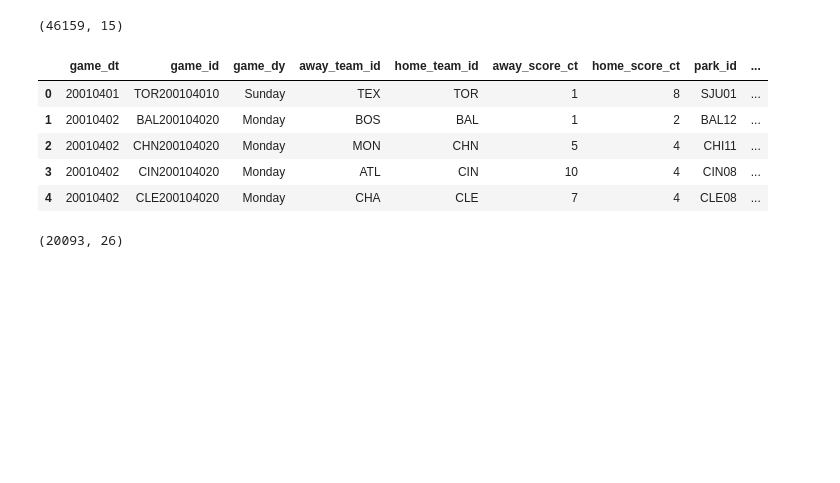
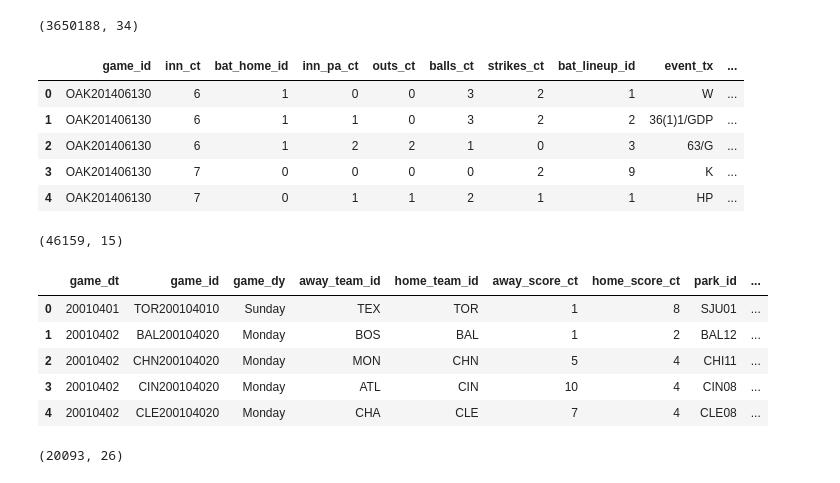
Before and after one commit to nukano0522/mlb_analysis, a Jupyter notebook: 成績推移v2.ipynb, the cells around one changed output. Drawn from its saved outputs; the diff is of its cells as text; code cells hidden in the pictures; blank space fills up the shorter version.

```diff
--- a/成績推移v2.ipynb
+++ b/成績推移v2.ipynb
@@ -12,8 +12,16 @@ pd.set_option('display.max_columns', 100)
 # %%
 #打席情報
 # df = pd.read_csv('C:/Users/nukan/Desktop/work/25_Python/MLB_analysis/data/play_by_play_2001-2019.csv', sep='\t')
-df = pd.read_csv('../data/play_by_play_2001-2019.csv', sep='\t')
+df = pd.read_csv('data/play_by_play_2001-2019.csv', sep='\t')
 print(df.shape)
 df.head()
+# %% [output]
+(3650188, 34)
+|  | game_id | inn_ct | bat_home_id | inn_pa_ct | outs_ct | balls_ct | strikes_ct | bat_lineup_id | event_tx | ... |
+| 0 | OAK201406130 | 6 | 1 | 0 | 0 | 3 | 2 | 1 | W | ... |
+| 1 | OAK201406130 | 6 | 1 | 1 | 0 | 3 | 2 | 2 | 36(1)1/GDP | ... |
+| 2 | OAK201406130 | 6 | 1 | 2 | 2 | 1 | 0 | 3 | 63/G | ... |
+| 3 | OAK201406130 | 7 | 0 | 0 | 0 | 0 | 2 | 9 | K | ... |
+| 4 | OAK201406130 | 7 | 0 | 1 | 1 | 2 | 1 | 1 | HP | ... |
 # %%
 #試合情報
```
Also changed, not shown: parts of 3 cells of this notebook.
